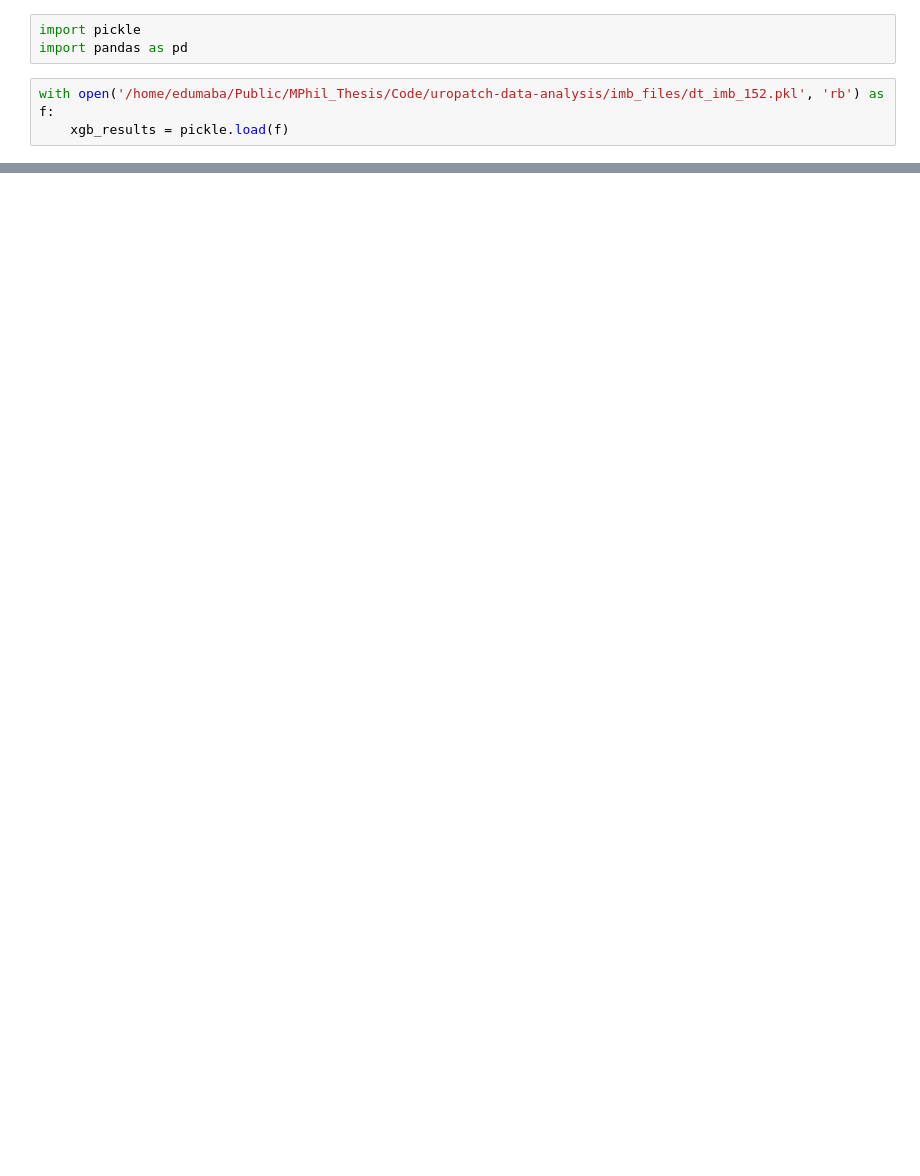
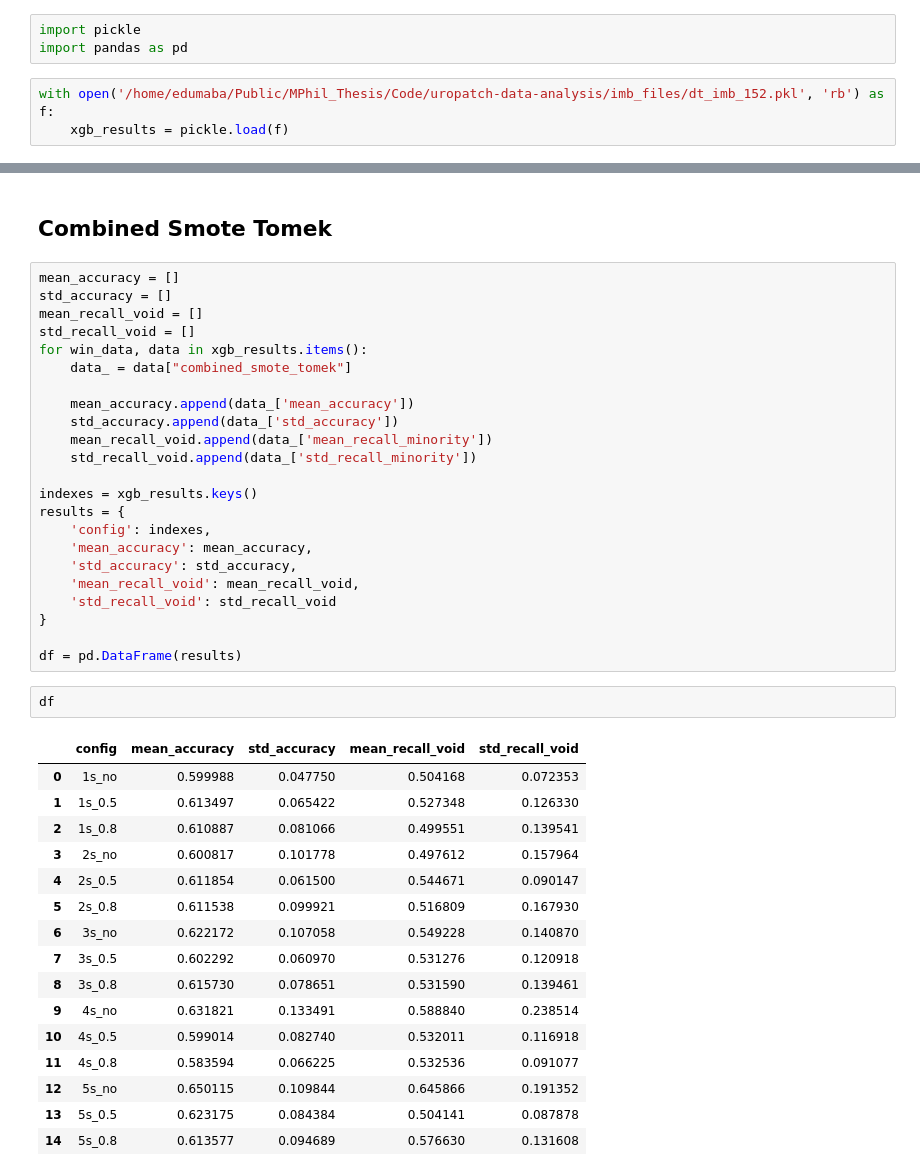
Before and after one commit to edumabagraham/uropatch-data-analysis, a Jupyter notebook: DecisionTree/win_os_analysis.ipynb, the cells around one changed output, grey strips where cells are left out. Cells and saved outputs as stored; diff of their text form; blank space fills up the shorter version.

```diff
--- a/DecisionTree/win_os_analysis.ipynb
+++ b/DecisionTree/win_os_analysis.ipynb
@@ -146,0 +584,44 @@ xgb_results['1s_no']
+# %% [markdown]
+## Combined Smote Tomek
+# %%
+mean_accuracy = []
+std_accuracy = []
+mean_recall_void = []
+std_recall_void = []
+for win_data, data in xgb_results.items():
+    data_ = data["combined_smote_tomek"]
+
+    mean_accuracy.append(data_['mean_accuracy'])
+    std_accuracy.append(data_['std_accuracy'])
+    mean_recall_void.append(data_['mean_recall_minority'])
+    std_recall_void.append(data_['std_recall_minority'])
+
+indexes = xgb_results.keys()
+results = {
+    'config': indexes,
+    'mean_accuracy': mean_accuracy,
+    'std_accuracy': std_accuracy,
+    'mean_recall_void': mean_recall_void,
+    'std_recall_void': std_recall_void
+}
+
+df = pd.DataFrame(results)
+# %%
+df
+# %% [output]
+|  | config | mean_accuracy | std_accuracy | mean_recall_void | std_recall_void |
+| 0 | 1s_no | 0.599988 | 0.047750 | 0.504168 | 0.072353 |
+| 1 | 1s_0.5 | 0.613497 | 0.065422 | 0.527348 | 0.126330 |
+| 2 | 1s_0.8 | 0.610887 | 0.081066 | 0.499551 | 0.139541 |
+| 3 | 2s_no | 0.600817 | 0.101778 | 0.497612 | 0.157964 |
+| 4 | 2s_0.5 | 0.611854 | 0.061500 | 0.544671 | 0.090147 |
+| 5 | 2s_0.8 | 0.611538 | 0.099921 | 0.516809 | 0.167930 |
+| 6 | 3s_no | 0.622172 | 0.107058 | 0.549228 | 0.140870 |
+| 7 | 3s_0.5 | 0.602292 | 0.060970 | 0.531276 | 0.120918 |
+| 8 | 3s_0.8 | 0.615730 | 0.078651 | 0.531590 | 0.139461 |
+| 9 | 4s_no | 0.631821 | 0.133491 | 0.588840 | 0.238514 |
+| 10 | 4s_0.5 | 0.599014 | 0.082740 | 0.532011 | 0.116918 |
+| 11 | 4s_0.8 | 0.583594 | 0.066225 | 0.532536 | 0.091077 |
+| 12 | 5s_no | 0.650115 | 0.109844 | 0.645866 | 0.191352 |
+| 13 | 5s_0.5 | 0.623175 | 0.084384 | 0.504141 | 0.087878 |
+| 14 | 5s_0.8 | 0.613577 | 0.094689 | 0.576630 | 0.131608 |
```
Also changed, not shown: parts of 18 cells of this notebook, 4 other files.
